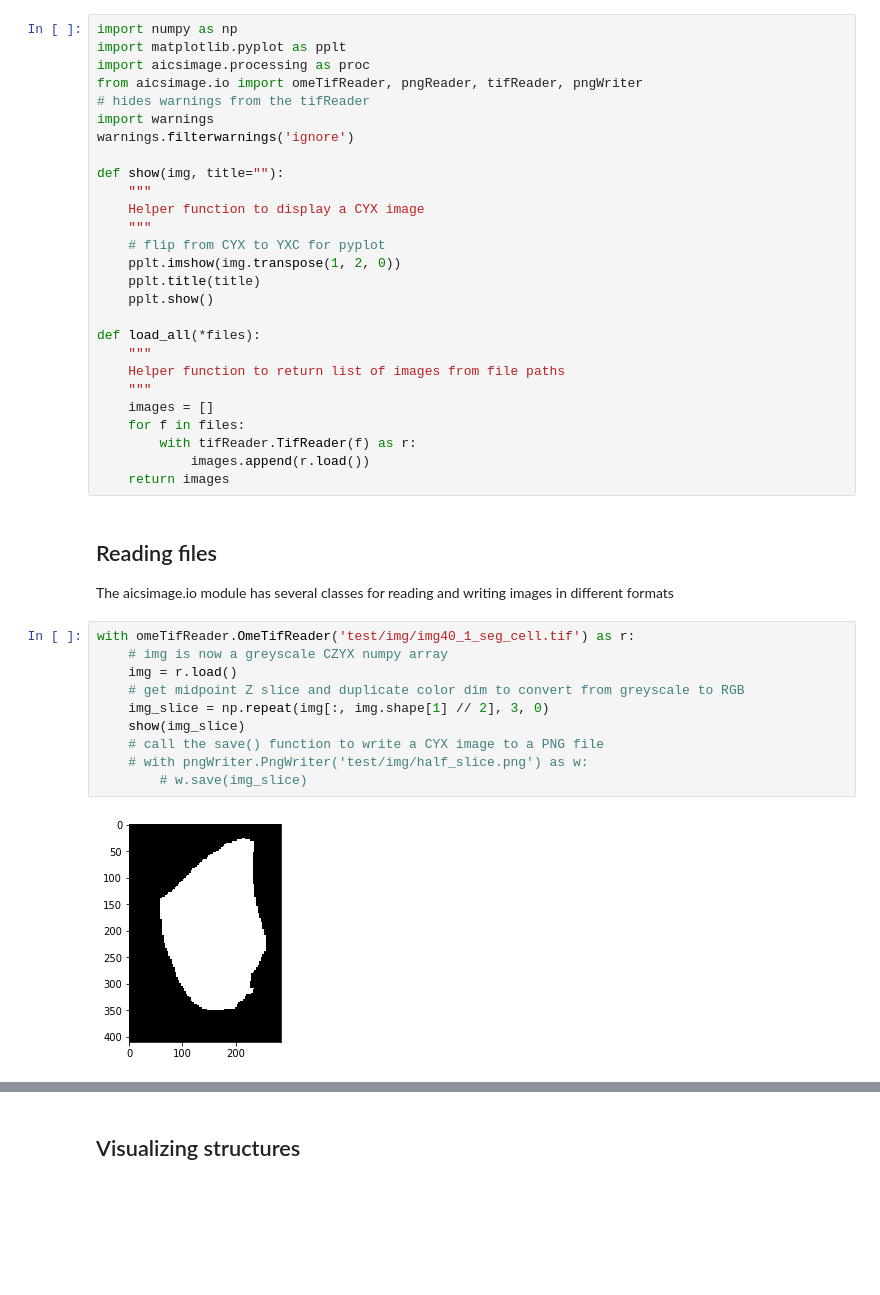
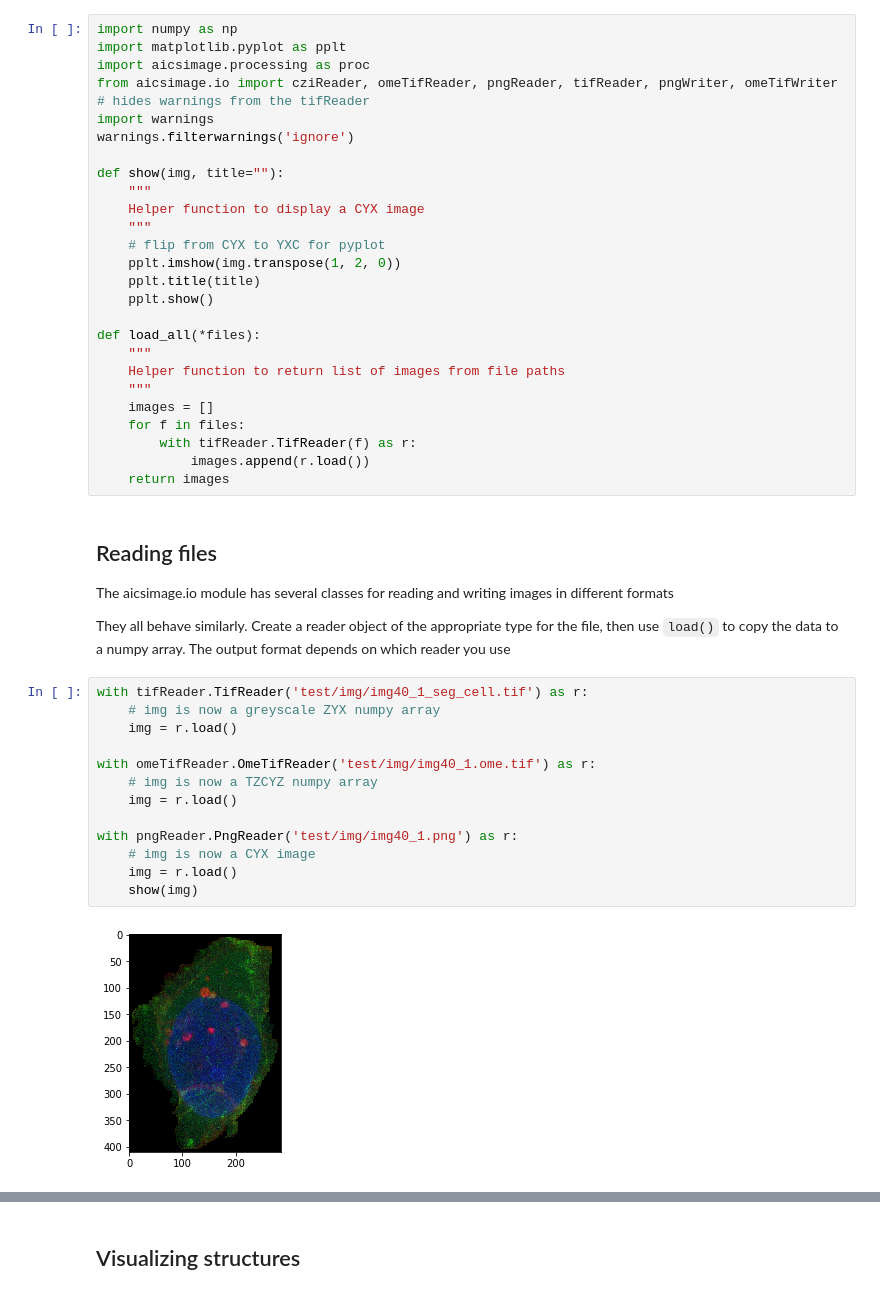
Before and after one commit to AllenCellModeling/aicsimage, a Jupyter notebook: Aicsimage Processing Guide.ipynb, the cells around one changed output, grey strips where cells are left out. Drawn from its saved outputs; the diff is of its cells as text; blank space fills up the shorter version.

Commit message:
Added image io guide

````diff
--- a/Aicsimage Processing Guide.ipynb
+++ b/Aicsimage Processing Guide.ipynb
@@ -2,7 +2,7 @@
 import numpy as np
 import matplotlib.pyplot as pplt
 import aicsimage.processing as proc
-from aicsimage.io import omeTifReader, pngReader, tifReader, pngWriter
+from aicsimage.io import cziReader, omeTifReader, pngReader, tifReader, pngWriter, omeTifWriter
 # hides warnings from the tifReader
 import warnings
 warnings.filterwarnings('ignore')
@@ -29,15 +29,20 @@ def load_all(*files):
 ## Reading files
 
 The aicsimage.io module has several classes for reading and writing images in different formats
+
+They all behave similarly. Create a reader object of the appropriate type for the file, then use ```load()``` to copy the data to a numpy array. The output format depends on which reader you use
-# %%
-with omeTifReader.OmeTifReader('test/img/img40_1_seg_cell.tif') as r:
-    # img is now a greyscale CZYX numpy array
-    img = r.load()
-    # get midpoint Z slice and duplicate color dim to convert from greyscale to RGB
-    img_slice = np.repeat(img[:, img.shape[1] // 2], 3, 0)
-    show(img_slice)
-    # call the save() function to write a CYX image to a PNG file
-    # with pngWriter.PngWriter('test/img/half_slice.png') as w:
-        # w.save(img_slice)
-# %% [output]
-[figure, removed]
+# %%
+with tifReader.TifReader('test/img/img40_1_seg_cell.tif') as r:
+    # img is now a greyscale ZYX numpy array
+    img = r.load()
+
+with omeTifReader.OmeTifReader('test/img/img40_1.ome.tif') as r:
+    # img is now a TZCYZ numpy array
+    img = r.load()
+
+with pngReader.PngReader('test/img/img40_1.png') as r:
+    # img is now a CYX image
+    img = r.load()
+    show(img)
+# %% [output]
+[figure, added]
````
Also changed, not shown: parts of 16 cells of this notebook.
